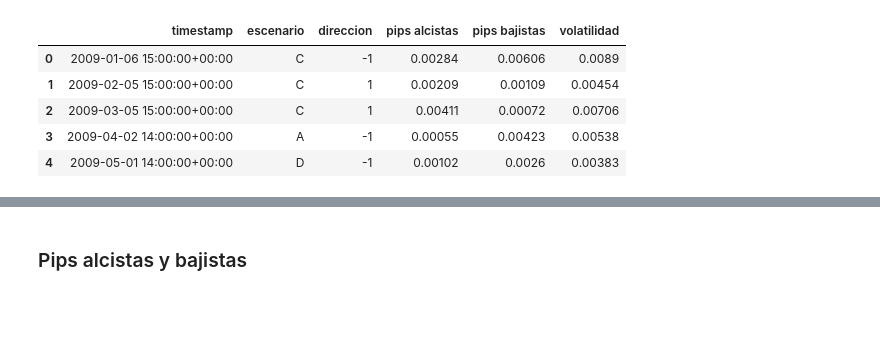
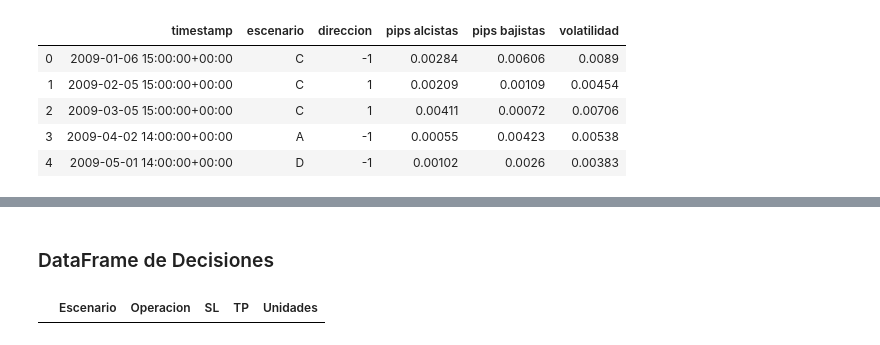
Before and after one commit to anapaurangel/MySt4, a Jupyter notebook: 2_myst_ProyectoFinal.ipynb, the cells around one changed output, grey strips where cells are left out. Drawn from its saved outputs; the diff is of its cells as text; code cells hidden in the pictures; blank space fills up the shorter version.

Commit message:
df_decisiones

```diff
--- a/2_myst_ProyectoFinal.ipynb
+++ b/2_myst_ProyectoFinal.ipynb
@@ -173,5 +180,10 @@ fig.show()
 # %% [output]
 [interactive output not drawn]
 [interactive output not drawn]
-# %% [markdown]
-### Pips alcistas y bajistas
+# %% [markdown]
+### DataFrame de Decisiones
+# %%
+df_decisiones = pd.DataFrame(columns=['Escenario', 'Operacion', 'SL', 'TP', 'Unidades'])
+df_decisiones
+# %% [output]
+|  | Escenario | Operacion | SL | TP | Unidades |
```
Also changed, not shown: parts of 1 cell of this notebook.
